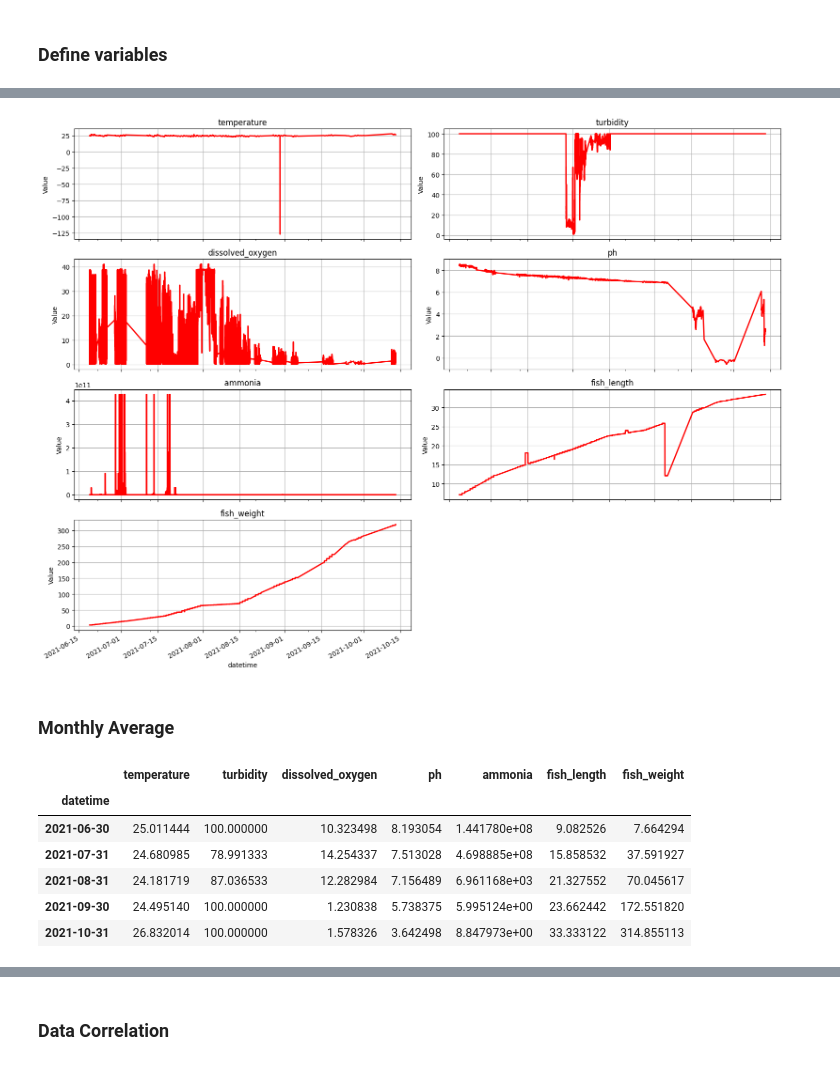
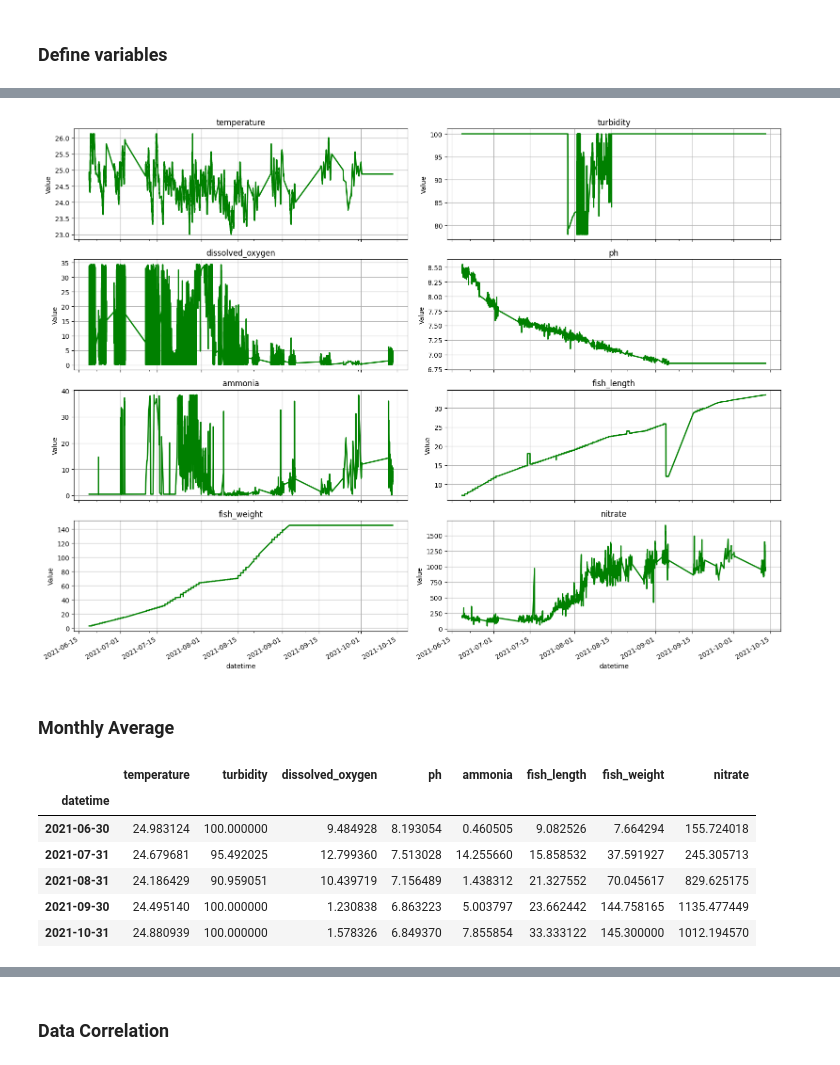
Before and after one commit to apadin-usd/AAI-530-04-Final-Project-Group-4, a Jupyter notebook: notebook/IoT-Based Aquaponics Fish Pond System.ipynb, the cells around one changed output, grey strips where cells are left out. Saved outputs shown, nothing was run; the diff lists cells and outputs as text; code cells hidden in the pictures.

```diff
--- a/notebook/IoT-Based Aquaponics Fish Pond System.ipynb
+++ b/notebook/IoT-Based Aquaponics Fish Pond System.ipynb
@@ -161,7 +187,6 @@ pond1.describe()
 # %% [markdown]
 ### Define variables
 # %%
-# define the variables
 # without population since its a contant value
-vars = ['temperature', 'turbidity', 'dissolved_oxygen', 'ph', 'ammonia', 'fish_length', 'fish_weight']
+vars = ['temperature', 'turbidity', 'dissolved_oxygen', 'ph', 'ammonia', 'fish_length', 'fish_weight','nitrate']
 # %% [markdown]
@@ -176,7 +203,7 @@ axes = axes.flatten()
 
 # create each histogram
 for i, col in enumerate(vars):
-    axes[i].hist(pond1[col], bins=20)
+    axes[i].hist(pond1[col], bins=20, color='red')
     axes[i].set_title(col)
     axes[i].set_xlabel("Value")
     axes[i].set_ylabel("Frequency")
@@ -188,0 +262,20 @@ plt.show()
+# %%
+# calculate quartiles
+Q1 = pond1.quantile(0.25, axis=0)  # 25th percentile
+Q3 = pond1.quantile(0.75, axis=0)  # 75th percentile
+IQR = Q3 - Q1  # interquartile range
+
+# define the outlier upper/lower bounds
+t = 1.5 # thresholds
+lower_bound = Q1 - t * IQR
+upper_bound = Q3 + t * IQR
+
+# identify outliers
+outliers = (pond1 < lower_bound) | (pond1 > upper_bound)
+
+# replace outliers with the previous valid value in each column
+pond1_filtered = pond1.copy()
+pond1_filtered[outliers] = np.nan  # temporarily set outliers as NaN
+pond1_filtered.interpolate(method='linear', inplace=True) # estimates missing values by interpolating between known values
+
+print("Outliers replaced by interpolating between known values.")
@@ -188,0 +304,18 @@ plt.show()
+# %%
+# set grid and size
+fig, axes = plt.subplots(nrows=2, ncols=4, figsize=(16, 8))
+fig.suptitle("Histograms of Variables", fontsize=16)
+
+# flatten axes for easy iteration
+axes = axes.flatten()
+
+# create each histogram
+for i, col in enumerate(vars):
+    axes[i].hist(pond1_filtered[col], bins=20,  color='green')
+    axes[i].set_title(col)
+    axes[i].set_xlabel("Value")
+    axes[i].set_ylabel("Frequency")
+
+# adjusts spacing
+plt.tight_layout()
+plt.show()
@@ -189,39 +324,39 @@ plt.show()
 # %%
 # set grid and size
 fig, axes = plt.subplots(nrows=4, ncols=2, figsize=(16, 12), sharex=True)
 
 # flatten axes for easy iteration
 axes = axes.flatten()
 
 # create subplots for each variables
 for i, col in enumerate(vars):
-    pond1[col].plot(ax=axes[i], title=col, linewidth=2, color='red')
+    pond1_filtered[col].plot(ax=axes[i], title=col, linewidth=2, color='green')
     axes[i].set_ylabel("Value")
     axes[i].grid(True)  # add grid for better readability
 
 # remove any unused subplots
 for j in range(i + 1, len(axes)):
     fig.delaxes(axes[j])
 
 # adjusts spacing
 plt.tight_layout()
 plt.show()
 # %% [output]
-[figure, old version]
+[figure, new version]
 # %% [markdown]
 ### Monthly Average
 # %%
 # group by 'datetime' with monthly frequency
-pond1_monthly_avg = pond1.groupby(pd.Grouper(freq='M'))[vars].mean()
+pond1_monthly_avg = pond1_filtered.groupby(pd.Grouper(freq='M'))[vars].mean()
 pond1_monthly_avg.head()
 # %% [output]
-|  | temperature | turbidity | dissolved_oxygen | ph | ammonia | fish_length | fish_weight |
-| datetime |  |  |  |  |  |  |  |
-| 2021-06-30 | 25.011444 | 100.000000 | 10.323498 | 8.193054 | 1.441780e+08 | 9.082526 | 7.664294 |
-| 2021-07-31 | 24.680985 | 78.991333 | 14.254337 | 7.513028 | 4.698885e+08 | 15.858532 | 37.591927 |
-| 2021-08-31 | 24.181719 | 87.036533 | 12.282984 | 7.156489 | 6.961168e+03 | 21.327552 | 70.045617 |
-| 2021-09-30 | 24.495140 | 100.000000 | 1.230838 | 5.738375 | 5.995124e+00 | 23.662442 | 172.551820 |
-| 2021-10-31 | 26.832014 | 100.000000 | 1.578326 | 3.642498 | 8.847973e+00 | 33.333122 | 314.855113 |
+|  | temperature | turbidity | dissolved_oxygen | ph | ammonia | fish_length | fish_weight | nitrate |
+| datetime |  |  |  |  |  |  |  |  |
+| 2021-06-30 | 24.983124 | 100.000000 | 9.484928 | 8.193054 | 0.460505 | 9.082526 | 7.664294 | 155.724018 |
+| 2021-07-31 | 24.679681 | 95.492025 | 12.799360 | 7.513028 | 14.255660 | 15.858532 | 37.591927 | 245.305713 |
+| 2021-08-31 | 24.186429 | 90.959051 | 10.439719 | 7.156489 | 1.438312 | 21.327552 | 70.045617 | 829.625175 |
+| 2021-09-30 | 24.495140 | 100.000000 | 1.230838 | 6.863223 | 5.003797 | 23.662442 | 144.758165 | 1135.477449 |
+| 2021-10-31 | 24.880939 | 100.000000 | 1.578326 | 6.849370 | 7.855854 | 33.333122 | 145.300000 | 1012.194570 |
 # %%
 # plot each variable
 plt.figure(figsize=(16, 6))
```
Also changed, not shown: parts of 50 cells of this notebook.
